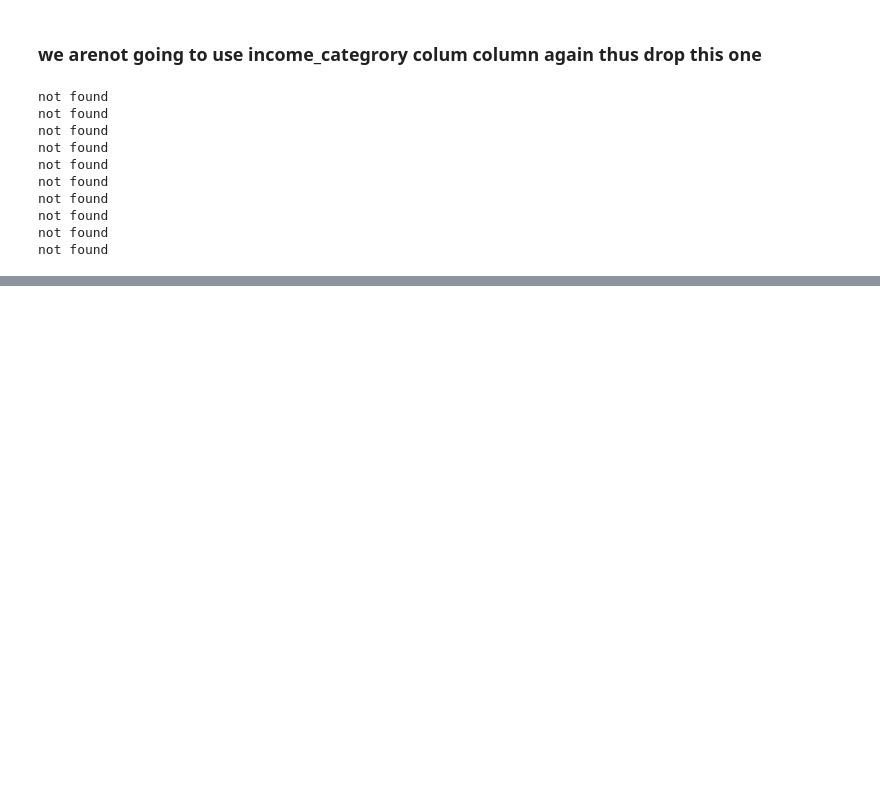
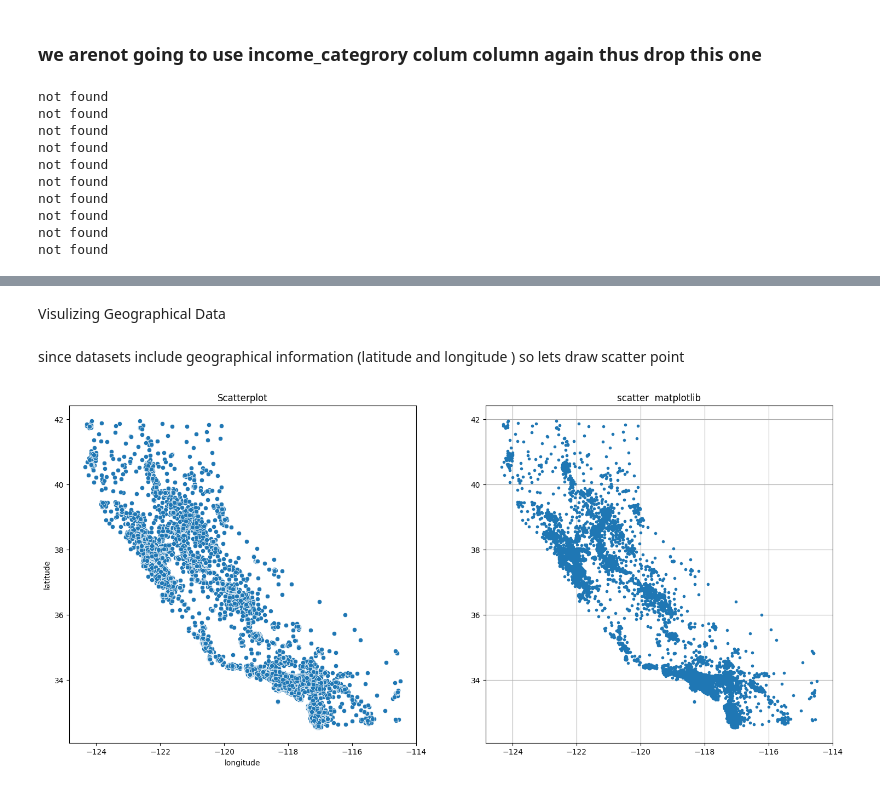
Before and after one commit to ujjwal-basnet/Hands-on-Machine-Learning-with-Scikit-Learn-Keras-and-TensorFlow, a Jupyter notebook: end-to-end-ml-project/code.ipynb, the cells around one changed output, grey strips where cells are left out. Drawn from its saved outputs; the diff is of its cells as text; code cells hidden in the pictures; blank space fills up the shorter version.

```diff
--- a/end-to-end-ml-project/code.ipynb
+++ b/end-to-end-ml-project/code.ipynb
@@ -229,0 +239,8 @@ not found
+# %%
+#making copy
+housing = strat_train_set
+# %% [markdown]
+Visulizing Geographical  Data
+# %% [markdown]
+since datasets include geographical information (latitude and longitude )
+so lets draw scatter point
@@ -229,0 +249,10 @@ not found
+# %%
+fig , (ax1, ax2) = plt.subplots(1, 2 , figsize = (18 , 8))
+sns.scatterplot(x='longitude', y='latitude', data=housing, ax=ax1)
+ax1.set_title('Scatterplot')
+ax2.plot(housing['longitude'], housing['latitude'] , 'o' , markersize = 3  )
+ax2.grid(True)
+ax2.set_title('scatter  matplotlib')
+plt.show()
+# %% [output]
+[figure, added]
```
Also changed, not shown: parts of 7 cells of this notebook.
